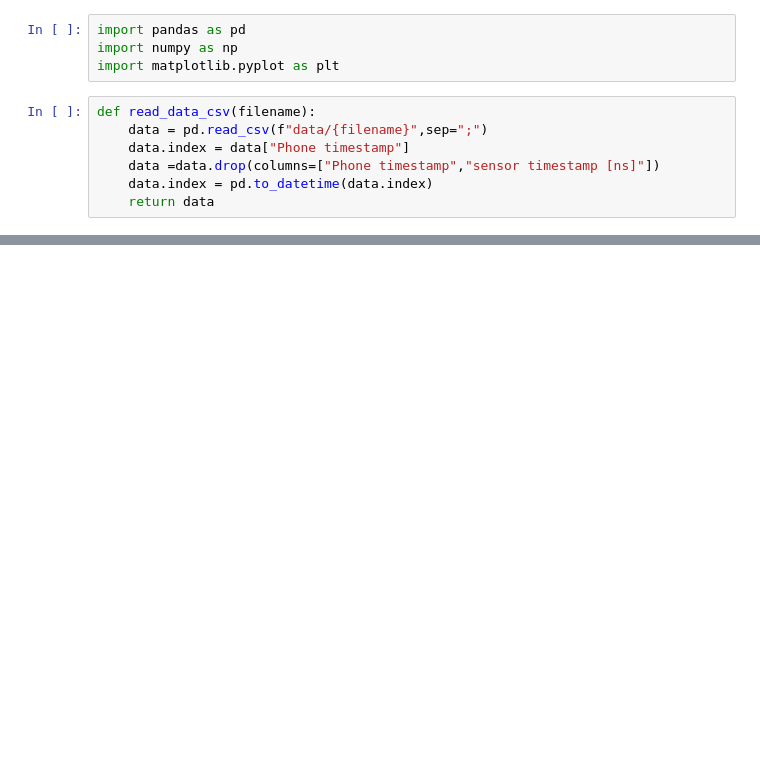
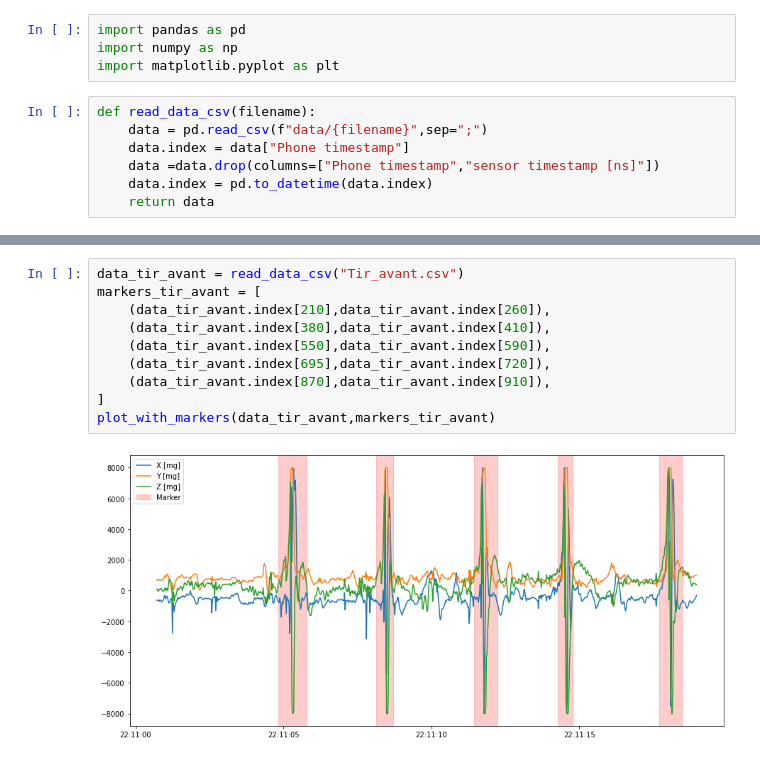
Before and after one commit to CamposCarvalhoC/Unihockey-Qself, a Jupyter notebook: unikockey.ipynb, the cells around one changed output, grey strips where cells are left out. Drawn from its saved outputs; the diff is of its cells as text; blank space fills up the shorter version.

```diff
--- a/unikockey.ipynb
+++ b/unikockey.ipynb
@@ -30,0 +49,12 @@ data_tir_avant.plot(figsize=(15,7))
+# %%
+data_tir_avant = read_data_csv("Tir_avant.csv")
+markers_tir_avant = [
+    (data_tir_avant.index[210],data_tir_avant.index[260]),
+    (data_tir_avant.index[380],data_tir_avant.index[410]),
+    (data_tir_avant.index[550],data_tir_avant.index[590]),
+    (data_tir_avant.index[695],data_tir_avant.index[720]),
+    (data_tir_avant.index[870],data_tir_avant.index[910]),
+]
+plot_with_markers(data_tir_avant,markers_tir_avant)
+# %% [output]
+[figure, added]
```
Also changed, not shown: parts of 8 cells of this notebook.
